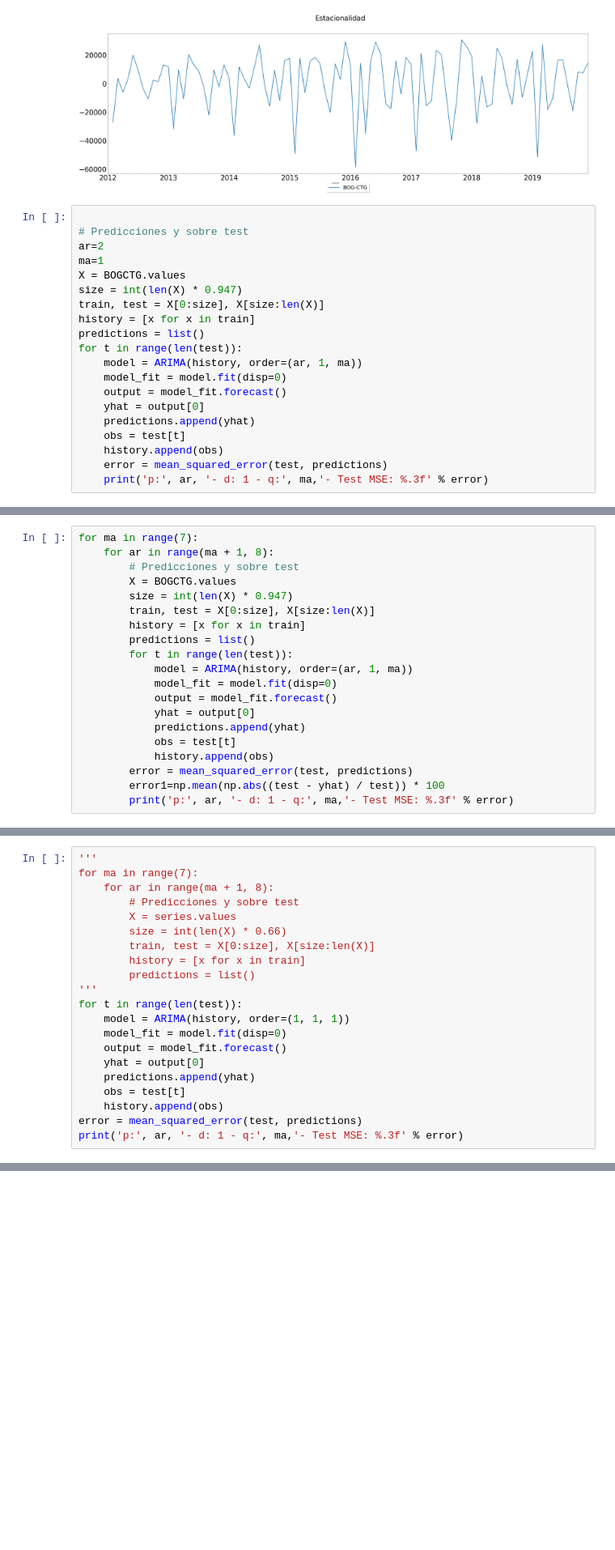
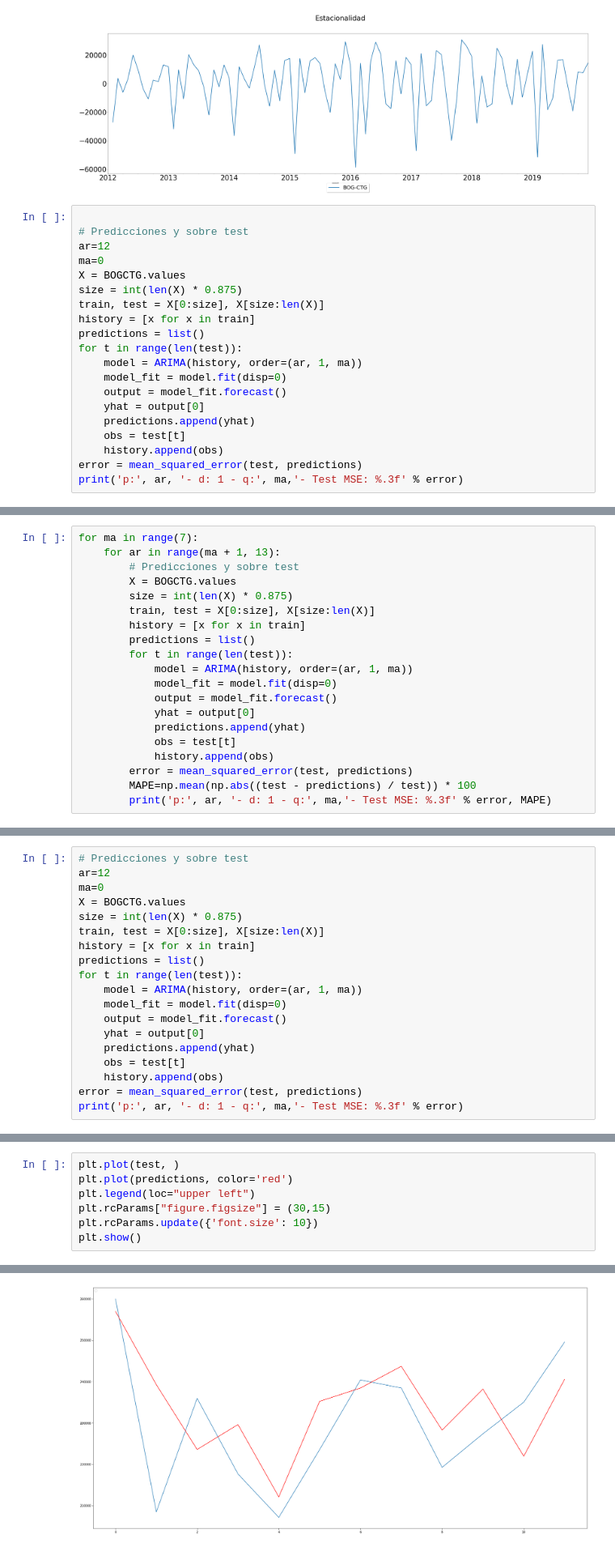
Before and after one commit to dcrojasa/EjerciciosModelosAvanzados1, a Jupyter notebook: Proyecto.ipynb, the cells around one changed output, grey strips where cells are left out. Shown at 81% size. Saved outputs shown, nothing was run; the diff lists cells and outputs as text; blank space fills up the shorter version.

Commit message:
Grafico ARIMA

```diff
--- a/Proyecto.ipynb
+++ b/Proyecto.ipynb
@@ -357,10 +351,10 @@ plt.legend(loc='upper center', bbox_to_anchor=(0.5, -0.05),fancybox=True, shadow
 # %%
 
 # Predicciones y sobre test
-ar=2
-ma=1
+ar=12
+ma=0
 X = BOGCTG.values
-size = int(len(X) * 0.947)
+size = int(len(X) * 0.875)
 train, test = X[0:size], X[size:len(X)]
 history = [x for x in train]
 predictions = list()
@@ -372,6 +366,6 @@ for t in range(len(test)):
     predictions.append(yhat)
     obs = test[t]
     history.append(obs)
-    error = mean_squared_error(test, predictions)
-    print('p:', ar, '- d: 1 - q:', ma,'- Test MSE: %.3f' % error)
+error = mean_squared_error(test, predictions)
+print('p:', ar, '- d: 1 - q:', ma,'- Test MSE: %.3f' % error)
 # %% [output]
@@ -379,9 +373,9 @@ ValueError: Found input variables with inconsistent numbers of samples: [6, 1]
 # %%
 for ma in range(7):
-    for ar in range(ma + 1, 8):
+    for ar in range(ma + 1, 13):
         # Predicciones y sobre test
         X = BOGCTG.values
-        size = int(len(X) * 0.947)
+        size = int(len(X) * 0.875)
         train, test = X[0:size], X[size:len(X)]
         history = [x for x in train]
         predictions = list()
@@ -394,6 +388,6 @@ for ma in range(7):
             obs = test[t]
             history.append(obs)
         error = mean_squared_error(test, predictions)
-        error1=np.mean(np.abs((test - yhat) / test)) * 100
-        print('p:', ar, '- d: 1 - q:', ma,'- Test MSE: %.3f' % error)
+        MAPE=np.mean(np.abs((test - predictions) / test)) * 100
+        print('p:', ar, '- d: 1 - q:', ma,'- Test MSE: %.3f' % error, MAPE)
 # %% [output]
@@ -425,16 +407,14 @@ array([[653.31669864],
 # %%
-'''
-for ma in range(7):
-    for ar in range(ma + 1, 8):
-        # Predicciones y sobre test
-        X = series.values
-        size = int(len(X) * 0.66)
-        train, test = X[0:size], X[size:len(X)]
-        history = [x for x in train]
-        predictions = list()
-'''
+# Predicciones y sobre test
+ar=12
+ma=0
+X = BOGCTG.values
+size = int(len(X) * 0.875)
+train, test = X[0:size], X[size:len(X)]
+history = [x for x in train]
+predictions = list()
 for t in range(len(test)):
-    model = ARIMA(history, order=(1, 1, 1))
+    model = ARIMA(history, order=(ar, 1, ma))
     model_fit = model.fit(disp=0)
     output = model_fit.forecast()
     yhat = output[0]
@@ -458,0 +446,8 @@ TypeError: strptime() argument 1 must be str, not DataFrame
+# %%
+plt.plot(test, )
+plt.plot(predictions, color='red')
+plt.legend(loc="upper left")
+plt.rcParams["figure.figsize"] = (30,15)
+plt.rcParams.update({'font.size': 10})
+plt.show()
+# %% [output]
@@ -458,0 +455 @@ TypeError: strptime() argument 1 must be str, not DataFrame
+[figure, added]
```
Also changed, not shown: parts of 13 cells of this notebook.
